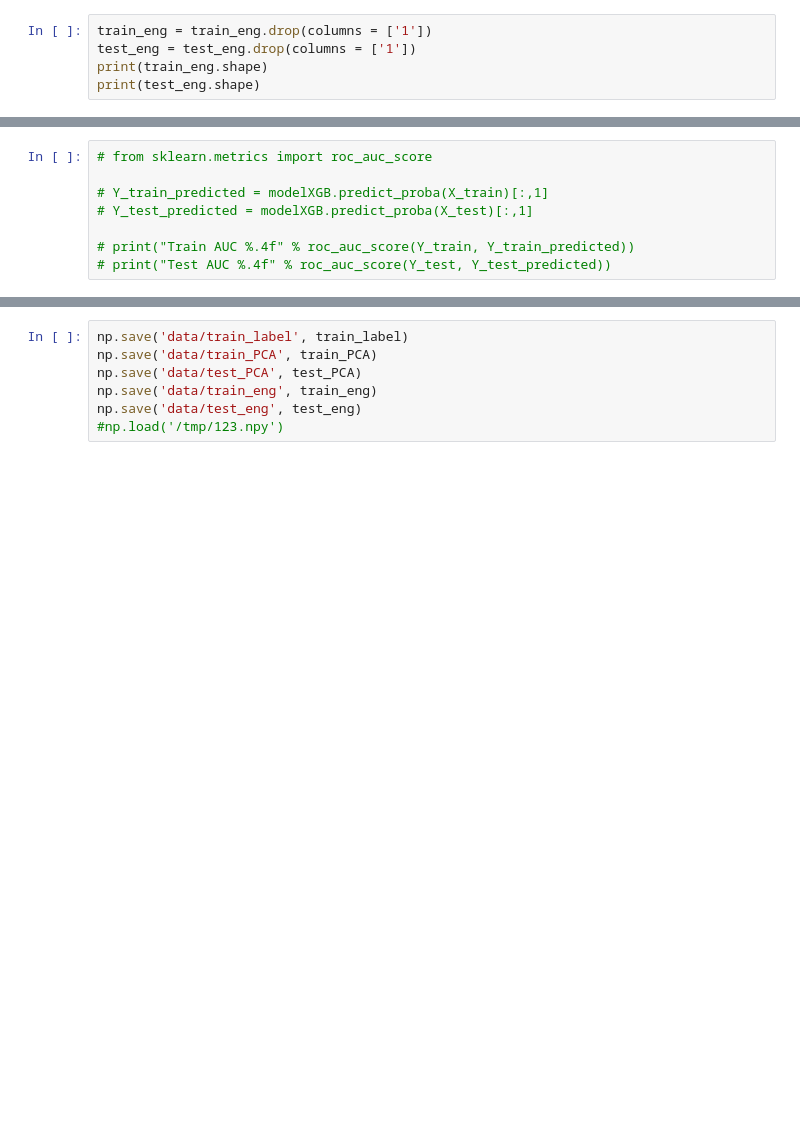
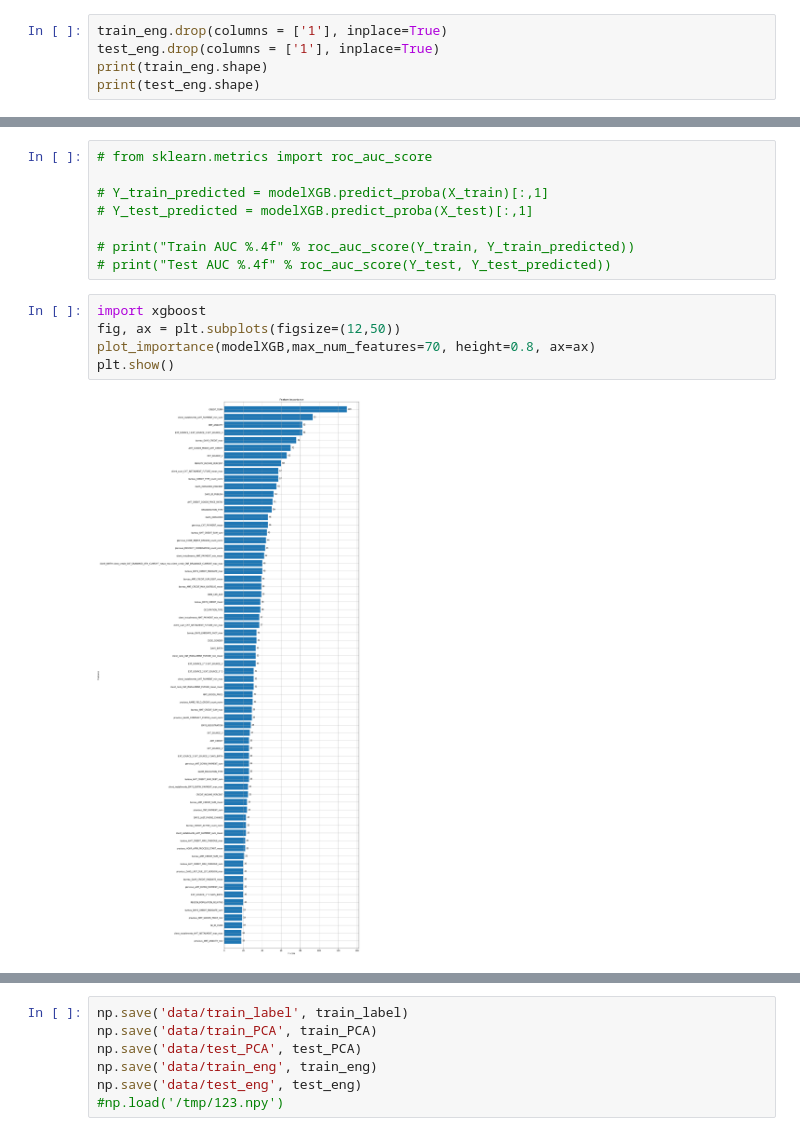
Before and after one commit to Zen3515/Home-Credit-Default-Risk, a Jupyter notebook: Feature_ENG2.ipynb, the cells around one changed output, grey strips where cells are left out. Drawn from its saved outputs; the diff is of its cells as text; blank space fills up the shorter version.

Commit message:
another run with xgboost

```diff
--- a/Feature_ENG2.ipynb
+++ b/Feature_ENG2.ipynb
@@ -70,8 +70,8 @@ previous_WEEKDAY_APPR_PROCESS_START_count_norm
 # %% [markdown]
 ## We have '1' column for what ?
 # %%
-train_eng = train_eng.drop(columns = ['1'])
-test_eng = test_eng.drop(columns = ['1'])
+train_eng.drop(columns = ['1'], inplace=True)
+test_eng.drop(columns = ['1'], inplace=True)
 print(train_eng.shape)
 print(test_eng.shape)
 # %% [output]
@@ -290,6 +290,13 @@ XGBClassifier(base_score=0.5, booster='gbtree', colsample_bylevel=1,
 
 # print("Train AUC %.4f" % roc_auc_score(Y_train, Y_train_predicted))
 # print("Test AUC %.4f" % roc_auc_score(Y_test, Y_test_predicted))
+# %%
+import xgboost
+fig, ax = plt.subplots(figsize=(12,50))
+plot_importance(modelXGB,max_num_features=70, height=0.8, ax=ax)
+plt.show()
+# %% [output]
+[figure, added]
 # %%
 modelXGB_pred = modelXGB.predict_proba(test_eng)[:, 1]
 
```
Also changed, not shown: parts of 3 cells of this notebook, 2 other files.
